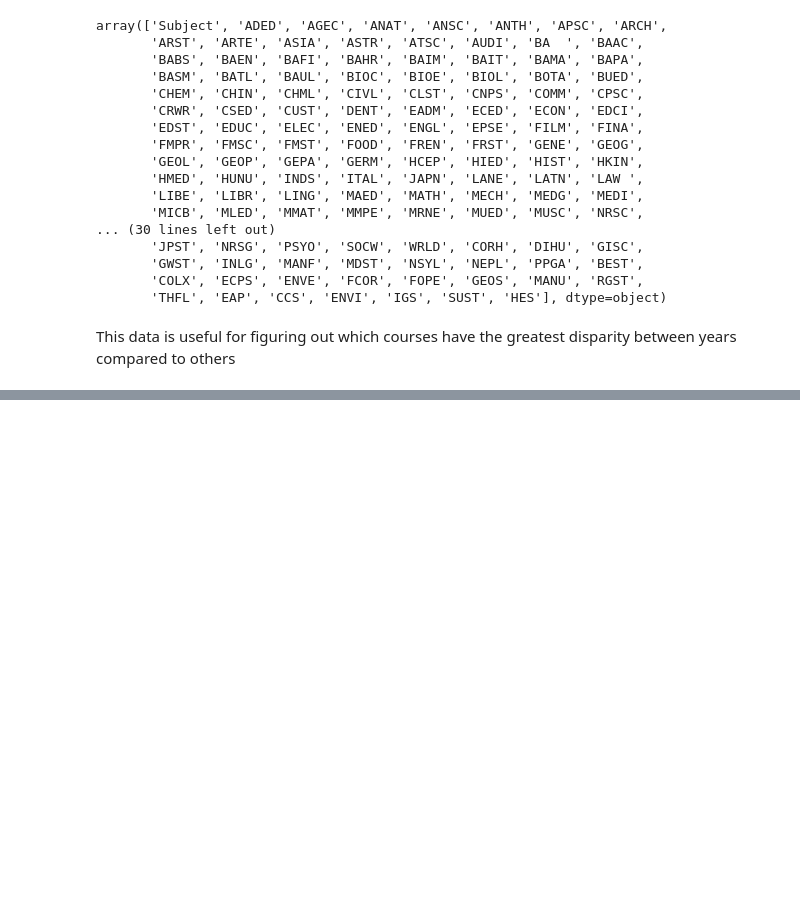
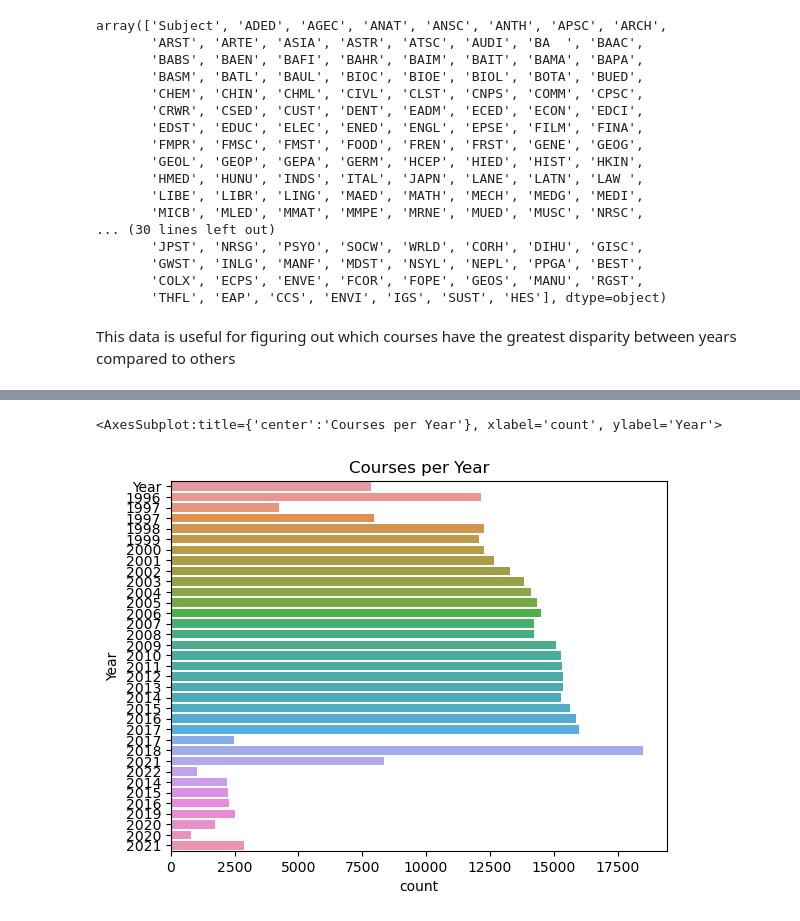
Before and after one commit to ubco-W2022T1-cosc301/project-group27, a Jupyter notebook: notebooks/analysis1.ipynb, the cells around one changed output, grey strips where cells are left out. Drawn from its saved outputs; the diff is of its cells as text; code cells hidden in the pictures; blank space fills up the shorter version.

Commit message:
Added a graph

```diff
--- a/notebooks/analysis1.ipynb
+++ b/notebooks/analysis1.ipynb
@@ -114,0 +118,10 @@ This data is useful for figuring out which courses have the greatest disparity b
+# %%
+plt.title('Courses per Year')
+
+year = datafile[['Year']]
+year.head
+
+sns.countplot(data=year,y='Year')
+# %% [output]
+<AxesSubplot:title={'center':'Courses per Year'}, xlabel='count', ylabel='Year'>
+[figure, added]
```
Also changed, not shown: parts of 1 cell of this notebook.
